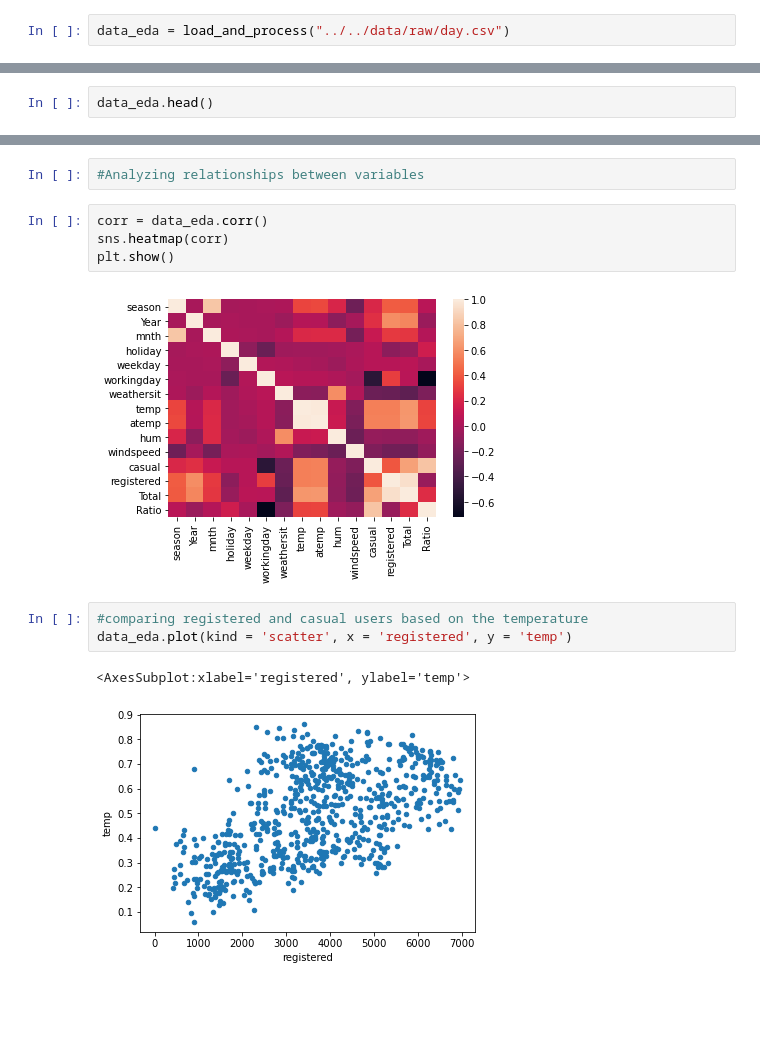
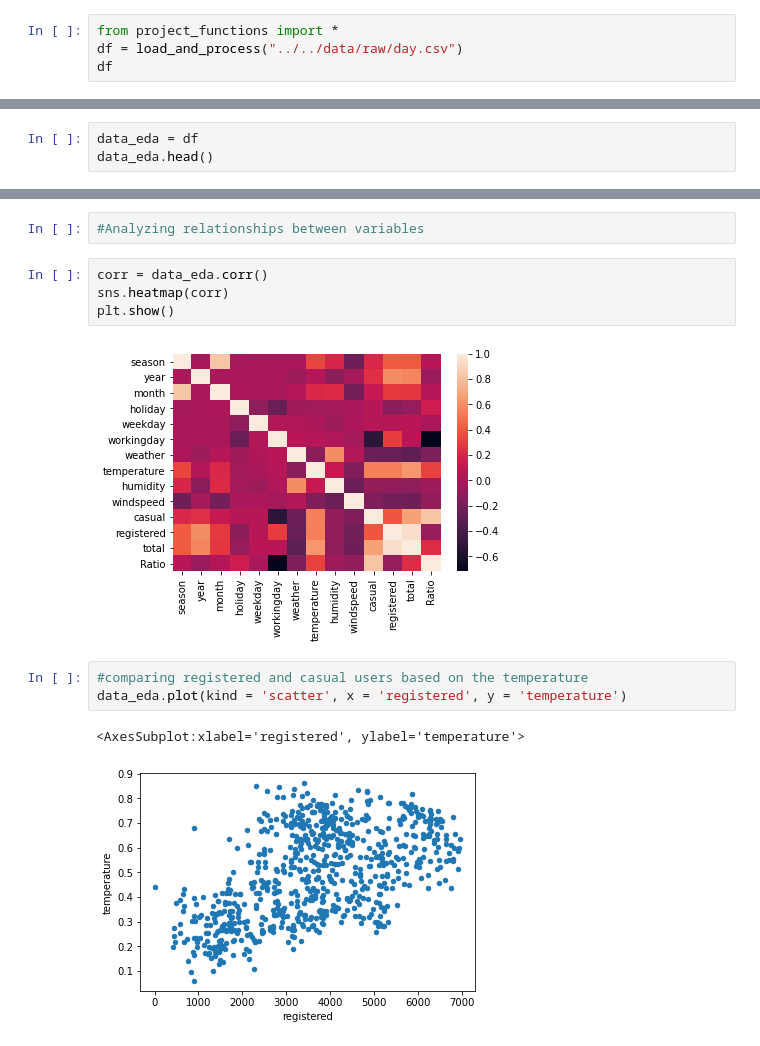
Before and after one commit to data301-2020-winter1/course-project-group_6021, a Jupyter notebook: analysis/emily/emily_milestone_2.ipynb, the cells around one changed output, grey strips where cells are left out. Saved outputs shown, nothing was run; the diff lists cells and outputs as text; blank space fills up the shorter version.

```diff
--- a/analysis/emily/emily_milestone_2.ipynb
+++ b/analysis/emily/emily_milestone_2.ipynb
@@ -47,2 +41,4 @@ from scripts.project_functions import *
 # %%
-data_eda = load_and_process("../../data/raw/day.csv")
+from project_functions import *
+df = load_and_process("../../data/raw/day.csv")
+df
@@ -65,5 +59,6 @@ data_eda
 # %%
 #Emily's Exploratory Data Analysis(EDA)
 # %%
+data_eda = df
 data_eda.head()
 # %% [output]
@@ -133,11 +127,11 @@ corr = data_eda.corr()
 sns.heatmap(corr)
 plt.show()
 # %% [output]
-[figure, old version]
+[figure, new version]
 # %%
 #comparing registered and casual users based on the temperature
-data_eda.plot(kind = 'scatter', x = 'registered', y = 'temp')
+data_eda.plot(kind = 'scatter', x = 'registered', y = 'temperature')
 # %% [output]
-<AxesSubplot:xlabel='registered', ylabel='temp'>
+<AxesSubplot:xlabel='registered', ylabel='temperature'>
-[figure, old version]
+[figure, new version]
 # %%
```
Also changed, not shown: parts of 18 cells of this notebook, 5 other files.
